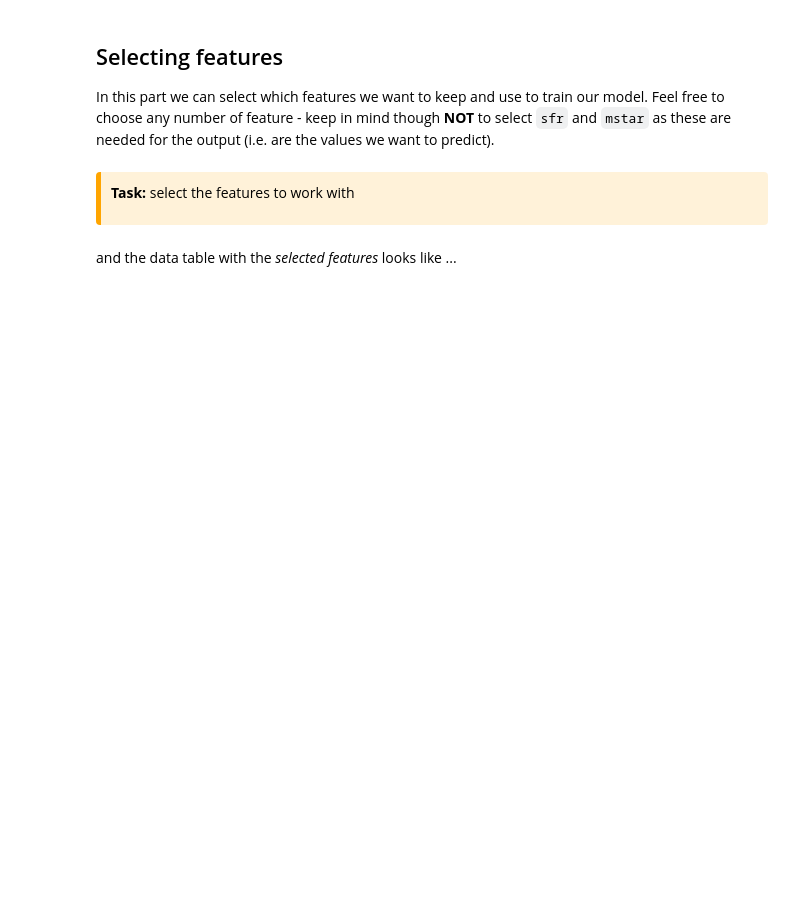
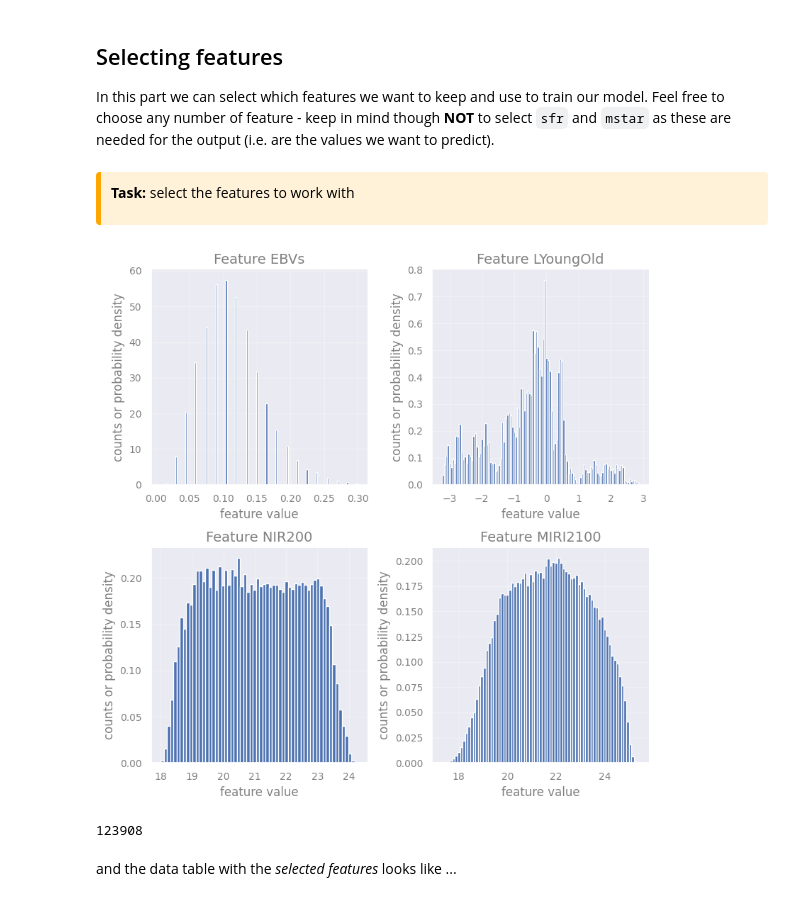
Before and after one commit to sghwang-cosmos/Astrostat-School-2026, a Jupyter notebook: DL_Intro_n_Regression/Intro_n_Regression.ipynb, the cells around one changed output. Saved outputs shown, nothing was run; the diff lists cells and outputs as text; code cells hidden in the pictures; blank space fills up the shorter version.

```diff
--- a/DL_Intro_n_Regression/Intro_n_Regression.ipynb
+++ b/DL_Intro_n_Regression/Intro_n_Regression.ipynb
@@ -906,7 +941,7 @@ def sub_ploots(plots_cols, plots_array):
 # %%
 # following this tutorial :https://learn.astropy.org/tutorials/FITS-tables.html
 
-data_fits = fits.open('data/CIGALE_SFR.fits', memmap=True)
+data_fits = fits.open('data/CIGALE_SFR.fits', memmap="True")
 
 # printing some information
 data_fits.info()
@@ -944,23 +1018,27 @@ In this part we can select which features we want to keep and use to train our m
 
 </div>
 # %%
-sel_features = [ ... ]
+sel_features = ['EBVs', 'LYoungOld', 'NIR200', 'MIRI2100']
 
 fig = plt.figure(figsize=(8,8))
 
 rws, cls = sub_ploots(2, sel_features)  # for subplots
 for f in range(len(sel_features)):
     f_name = sel_features[f]
     ax = fig.add_subplot(rws, cls, f+1)
     ax.set_title(f'Feature {f_name}')
     ax.hist(data_tab[f_name], bins='auto', align='mid', density=True)
     ax.set_xlabel('feature value')
     ax.set_ylabel('counts or probability density')
 
 plt.tight_layout()
 plt.show()
+# %% [output]
+[figure, added]
 # %%
 len(data_tab)
+# %% [output]
+123908
 # %% [markdown]
 and the data table with the _selected features_ looks like ...
 # %%
```
Also changed, not shown: parts of 14 cells of this notebook.
